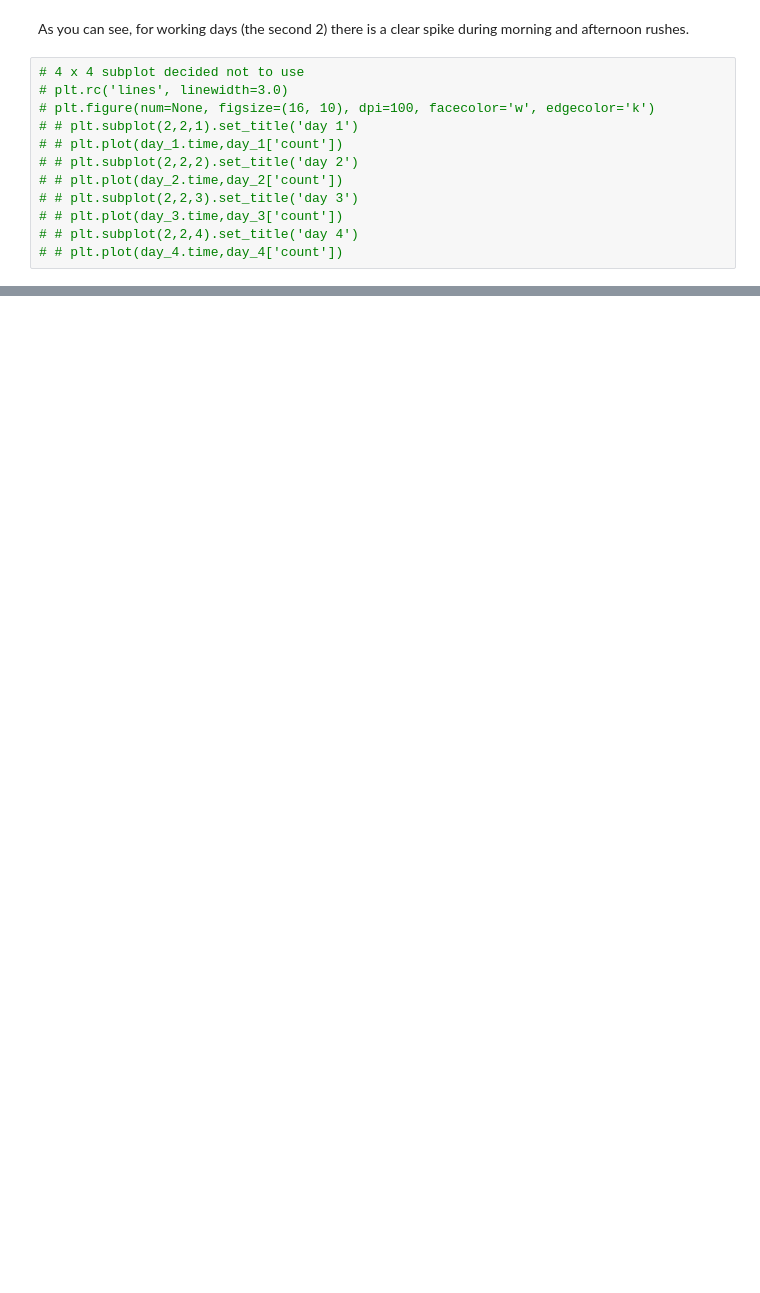
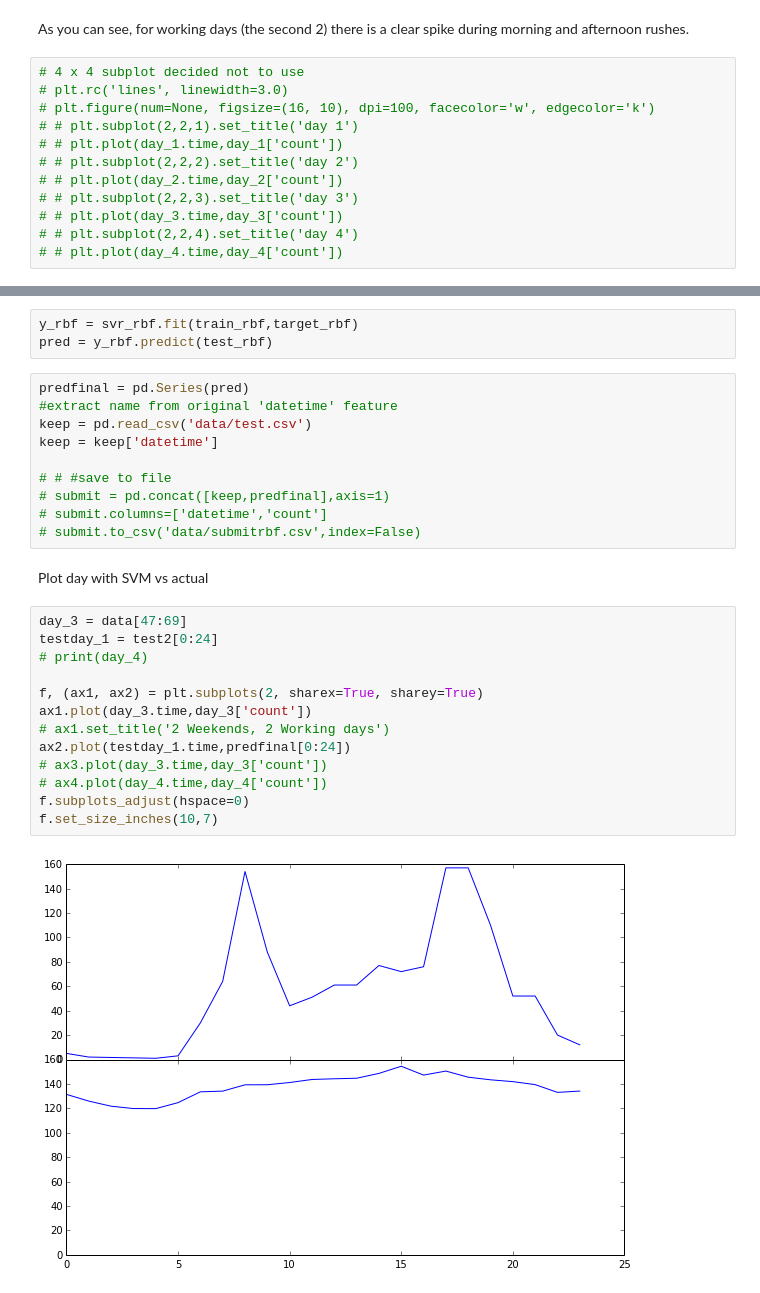
Before and after one commit to grahamannett/bike-kaggle, a Jupyter notebook: main.ipynb, the cells around one changed output, grey strips where cells are left out. Cells and saved outputs as stored; diff of their text form; blank space fills up the shorter version.

```diff
--- a/main.ipynb
+++ b/main.ipynb
@@ -200,0 +117,30 @@ p = test[test['time']=='01']
+# %%
+y_rbf = svr_rbf.fit(train_rbf,target_rbf)
+pred = y_rbf.predict(test_rbf)
+# %%
+predfinal = pd.Series(pred)
+#extract name from original 'datetime' feature
+keep = pd.read_csv('data/test.csv')
+keep = keep['datetime']
+
+# # #save to file
+# submit = pd.concat([keep,predfinal],axis=1)
+# submit.columns=['datetime','count']
+# submit.to_csv('data/submitrbf.csv',index=False)
+# %% [markdown]
+Plot day with SVM vs actual
+# %%
+day_3 = data[47:69]
+testday_1 = test2[0:24]
+# print(day_4)
+
+f, (ax1, ax2) = plt.subplots(2, sharex=True, sharey=True)
+ax1.plot(day_3.time,day_3['count'])
+# ax1.set_title('2 Weekends, 2 Working days')
+ax2.plot(testday_1.time,predfinal[0:24])
+# ax3.plot(day_3.time,day_3['count'])
+# ax4.plot(day_4.time,day_4['count'])
+f.subplots_adjust(hspace=0)
+f.set_size_inches(10,7)
+# %% [output]
+[figure, added]
```
Also changed, not shown: parts of 13 cells of this notebook, 3 other files.
